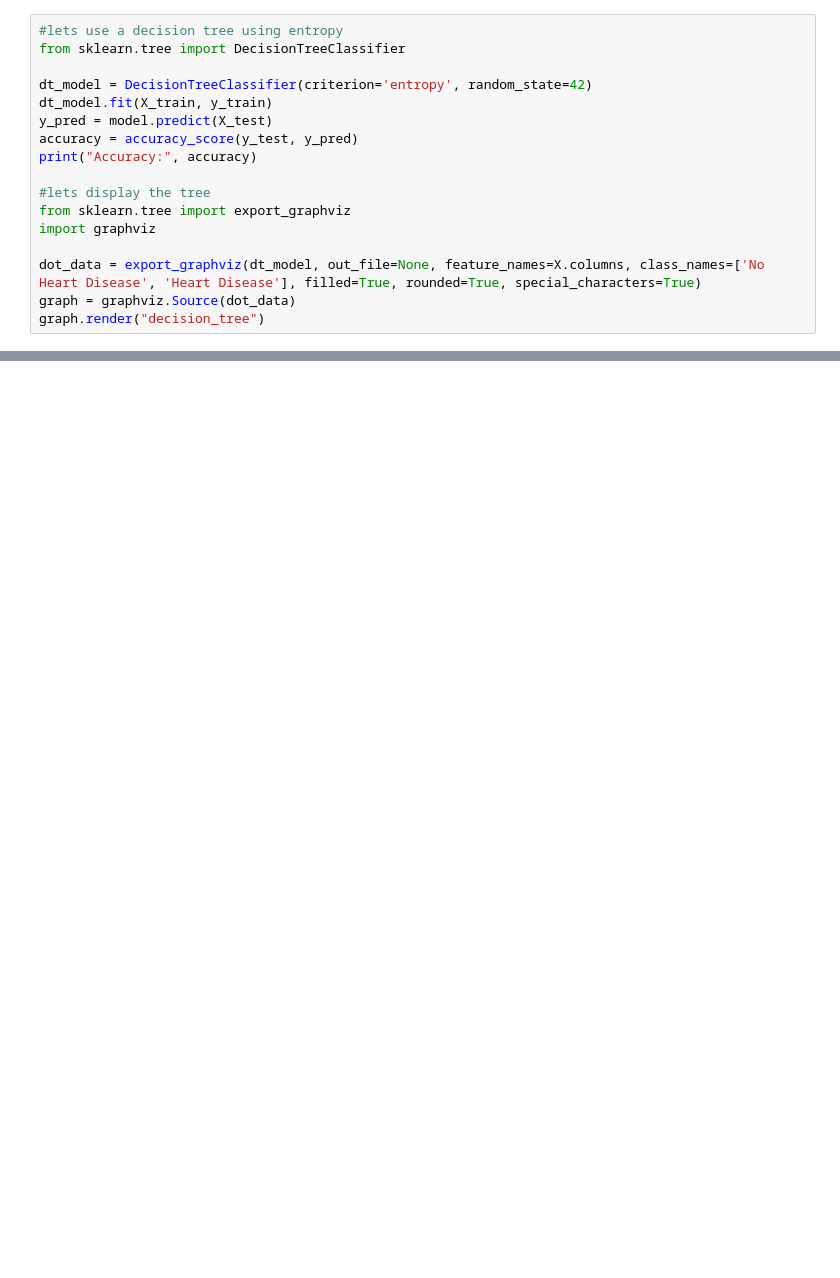
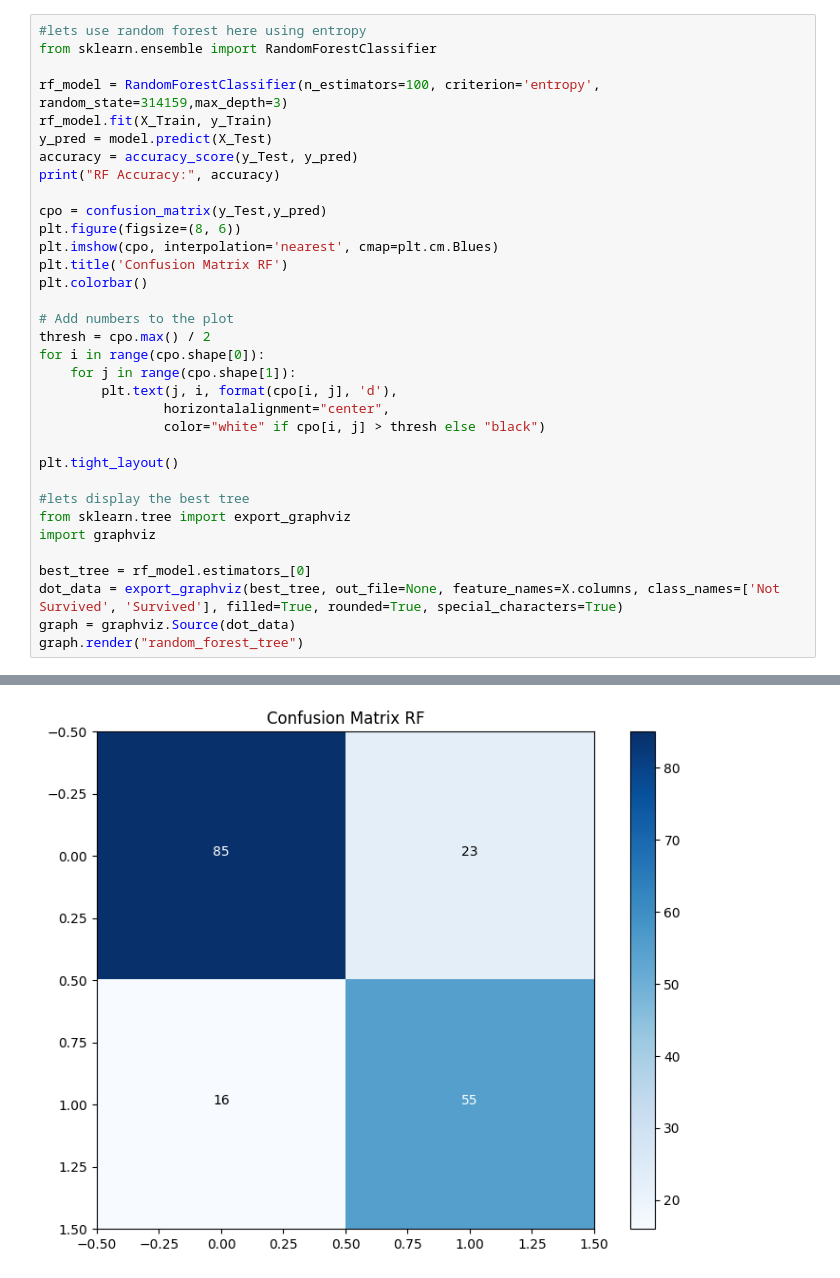
Before and after one commit to Joshuaweg/test-winnter, a Jupyter notebook: Research_project.ipynb, the cells around one changed output, grey strips where cells are left out. Cells and saved outputs as stored; diff of their text form; blank space fills up the shorter version.

```diff
--- a/Research_project.ipynb
+++ b/Research_project.ipynb
@@ -99,18 +153,35 @@ Accuracy: 0.8439955106621774
 # %%
-#lets use a decision tree using entropy
-from sklearn.tree import DecisionTreeClassifier
+#lets use random forest here using entropy
+from sklearn.ensemble import RandomForestClassifier
 
-dt_model = DecisionTreeClassifier(criterion='entropy', random_state=42)
-dt_model.fit(X_train, y_train)
-y_pred = model.predict(X_test)
-accuracy = accuracy_score(y_test, y_pred)
-print("Accuracy:", accuracy)
+rf_model = RandomForestClassifier(n_estimators=100, criterion='entropy', random_state=314159,max_depth=3)
+rf_model.fit(X_Train, y_Train)
+y_pred = model.predict(X_Test)
+accuracy = accuracy_score(y_Test, y_pred)
+print("RF Accuracy:", accuracy)
 
-#lets display the tree
+cpo = confusion_matrix(y_Test,y_pred)
+plt.figure(figsize=(8, 6))
+plt.imshow(cpo, interpolation='nearest', cmap=plt.cm.Blues)
+plt.title('Confusion Matrix RF')
+plt.colorbar()
+
+# Add numbers to the plot
+thresh = cpo.max() / 2
+for i in range(cpo.shape[0]):
+    for j in range(cpo.shape[1]):
+        plt.text(j, i, format(cpo[i, j], 'd'),
+                horizontalalignment="center",
+                color="white" if cpo[i, j] > thresh else "black")
+
+plt.tight_layout()
+
+#lets display the best tree
 from sklearn.tree import export_graphviz
 import graphviz
 
-dot_data = export_graphviz(dt_model, out_file=None, feature_names=X.columns, class_names=['No Heart Disease', 'Heart Disease'], filled=True, rounded=True, special_characters=True)
+best_tree = rf_model.estimators_[0]
+dot_data = export_graphviz(best_tree, out_file=None, feature_names=X.columns, class_names=['Not Survived', 'Survived'], filled=True, rounded=True, special_characters=True)
 graph = graphviz.Source(dot_data)
-graph.render("decision_tree")
+graph.render("random_forest_tree")
 # %% [output]
@@ -118,0 +190 @@ Accuracy: 0.9853658536585366
+[figure, added]
```
Also changed, not shown: parts of 17 cells of this notebook.
